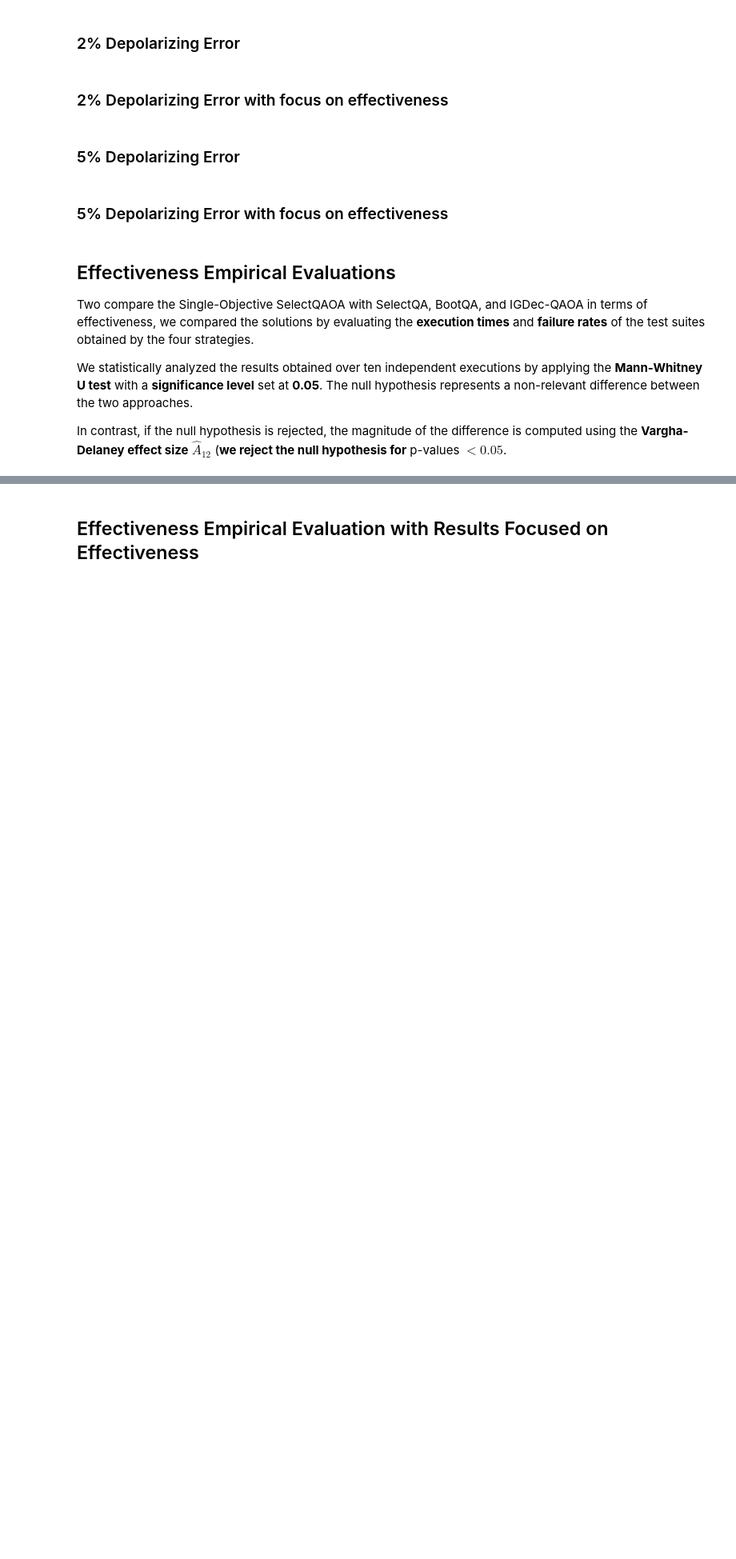
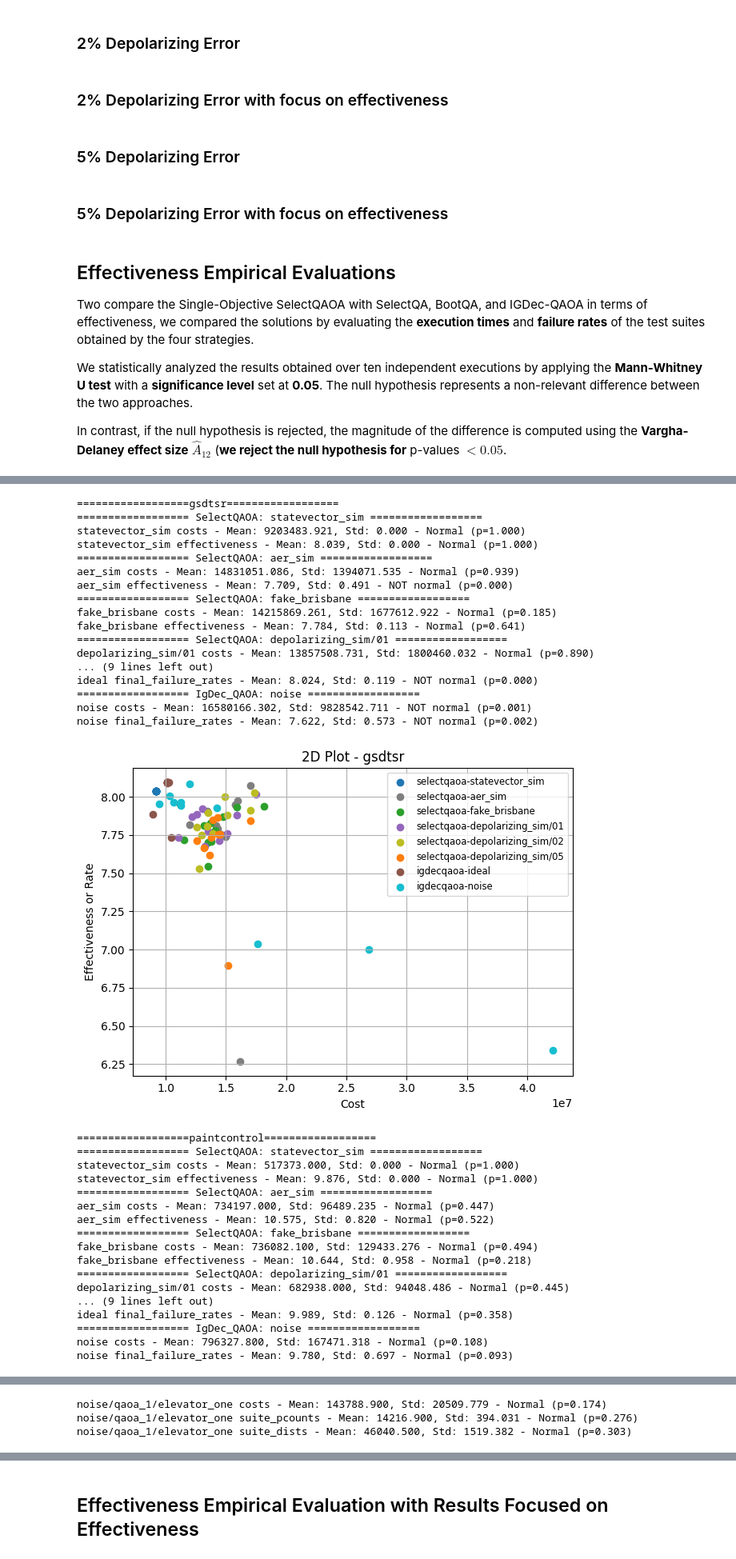
Before and after one commit to AntonioTrovato/SelectQAOA, a Jupyter notebook: MOQ-Pipeline.ipynb, the cells around one changed output, grey strips where cells are left out. Shown at 80% size. Cells and saved outputs as stored; diff of their text form; code cells hidden in the pictures; blank space fills up the shorter version.

```diff
--- a/MOQ-Pipeline.ipynb
+++ b/MOQ-Pipeline.ipynb
@@ -3947,7 +4147,7 @@ def analyze_and_plot(data_name):
             test_normality(dists, f"{config} dists")
 
         for config in igdec_qaoa_elevator2_configs:
-            """print("================== IgDec_QAOA: " + config + " ==================")
+            print("================== IgDec_QAOA: " + config + " ==================")
             path = f"./results/igdec_qaoa/{config}/size_7/10/solution.csv"
             costs = read_field_as_list(path, "final_test_suite_costs")
             pcounts = read_field_as_list(path, "final_suite_pcounts")
@@ -3958,7 +4158,7 @@ def analyze_and_plot(data_name):
             labels.extend([f"igdecqaoa-{config}"] * len(costs))
             test_normality(costs, f"{config} costs")
             test_normality(pcounts, f"{config} suite_pcounts")
-            test_normality(dists, f"{config} suite_dists")"""
+            test_normality(dists, f"{config} suite_dists")
 
         fig = plt.figure(figsize=(10, 7))
         ax = fig.add_subplot(111, projection='3d')
@@ -3999,7 +4199,7 @@ def analyze_and_plot(data_name):
             test_normality(effect, f"{config} effectiveness")
 
         for config in igdec_qaoa_configs:
-            """print("================== IgDec_QAOA: " + config + " ==================")
+            print("================== IgDec_QAOA: " + config + " ==================")
             if data_name == "elevator":
                 subpath = f"{config}/qaoa_1/elevator_two"
                 field = "final_suite_input_divs"
@@ -4016,7 +4216,7 @@ def analyze_and_plot(data_name):
             y_values_list.extend(effectiveness)
             labels.extend([f"igdecqaoa-{config}"] * len(costs))
             test_normality(costs, f"{config} costs")
-            test_normality(effectiveness, f"{config} {field}")"""
+            test_normality(effectiveness, f"{config} {field}")
 
         if data_name not in ["elevator2", "elevator", "iofrol"]:
             """for algo in ["selectqa", "bootqa"]:
@@ -4027,30 +4227,66 @@ def analyze_and_plot(data_name):
                 costs_list.extend(costs)
                 y_values_list.extend(rates)
                 labels.extend([f"{algo}"] * len(costs))
                 test_normality(costs, f"{algo} costs")
                 test_normality(rates, f"{algo} failure_rates")"""
 
         # Plot 2D
         plt.figure()
         color_map = get_color_map(labels)
 
         for cost, yval, label in zip(costs_list, y_values_list, labels):
             color = color_map[label]
             if len(cost) == len(yval):
                 plt.scatter(cost, yval, color=color, label=label)
 
         # Elimina label duplicate nella legenda
         handles, labels = plt.gca().get_legend_handles_labels()
         unique = dict(zip(labels, handles))
         plt.legend(unique.values(), unique.keys(), fontsize='small')
 
         plt.title(f"2D Plot - {data_name}")
         plt.xlabel("Cost")
         plt.ylabel("Effectiveness or Rate")
         plt.grid(True)
         plt.tight_layout()
         plt.show()
 
 # Esempio d'uso
 for data_name in data_names:
     analyze_and_plot(data_name)
+# %% [output]
+==================gsdtsr==================
+================== SelectQAOA: statevector_sim ==================
+statevector_sim costs - Mean: 9203483.921, Std: 0.000 - Normal (p=1.000)
+statevector_sim effectiveness - Mean: 8.039, Std: 0.000 - Normal (p=1.000)
+================== SelectQAOA: aer_sim ==================
+aer_sim costs - Mean: 14831051.086, Std: 1394071.535 - Normal (p=0.939)
+aer_sim effectiveness - Mean: 7.709, Std: 0.491 - NOT normal (p=0.000)
+================== SelectQAOA: fake_brisbane ==================
+fake_brisbane costs - Mean: 14215869.261, Std: 1677612.922 - Normal (p=0.185)
+fake_brisbane effectiveness - Mean: 7.784, Std: 0.113 - Normal (p=0.641)
+================== SelectQAOA: depolarizing_sim/01 ==================
+depolarizing_sim/01 costs - Mean: 13857508.731, Std: 1800460.032 - Normal (p=0.890)
+... (9 lines left out)
+ideal final_failure_rates - Mean: 8.024, Std: 0.119 - NOT normal (p=0.000)
+================== IgDec_QAOA: noise ==================
+noise costs - Mean: 16580166.302, Std: 9828542.711 - NOT normal (p=0.001)
+noise final_failure_rates - Mean: 7.622, Std: 0.573 - NOT normal (p=0.002)
+[figure, added]
+==================paintcontrol==================
+================== SelectQAOA: statevector_sim ==================
+statevector_sim costs - Mean: 517373.000, Std: 0.000 - Normal (p=1.000)
+statevector_sim effectiveness - Mean: 9.876, Std: 0.000 - Normal (p=1.000)
+================== SelectQAOA: aer_sim ==================
+aer_sim costs - Mean: 734197.000, Std: 96489.235 - Normal (p=0.447)
+aer_sim effectiveness - Mean: 10.575, Std: 0.820 - Normal (p=0.522)
+================== SelectQAOA: fake_brisbane ==================
+fake_brisbane costs - Mean: 736082.100, Std: 129433.276 - Normal (p=0.494)
+fake_brisbane effectiveness - Mean: 10.644, Std: 0.958 - Normal (p=0.218)
+================== SelectQAOA: depolarizing_sim/01 ==================
+depolarizing_sim/01 costs - Mean: 682938.000, Std: 94048.486 - Normal (p=0.445)
+... (9 lines left out)
+ideal final_failure_rates - Mean: 9.989, Std: 0.126 - Normal (p=0.358)
+================== IgDec_QAOA: noise ==================
+noise costs - Mean: 796327.800, Std: 167471.318 - Normal (p=0.108)
+noise final_failure_rates - Mean: 9.780, Std: 0.697 - Normal (p=0.093)
@@ -4056,0 +4347,3 @@ for data_name in data_names:
+noise/qaoa_1/elevator_one costs - Mean: 143788.900, Std: 20509.779 - Normal (p=0.174)
+noise/qaoa_1/elevator_one suite_pcounts - Mean: 14216.900, Std: 394.031 - Normal (p=0.276)
+noise/qaoa_1/elevator_one suite_dists - Mean: 46040.500, Std: 1519.382 - Normal (p=0.303)
```
Also changed, not shown: parts of 3 cells of this notebook.
